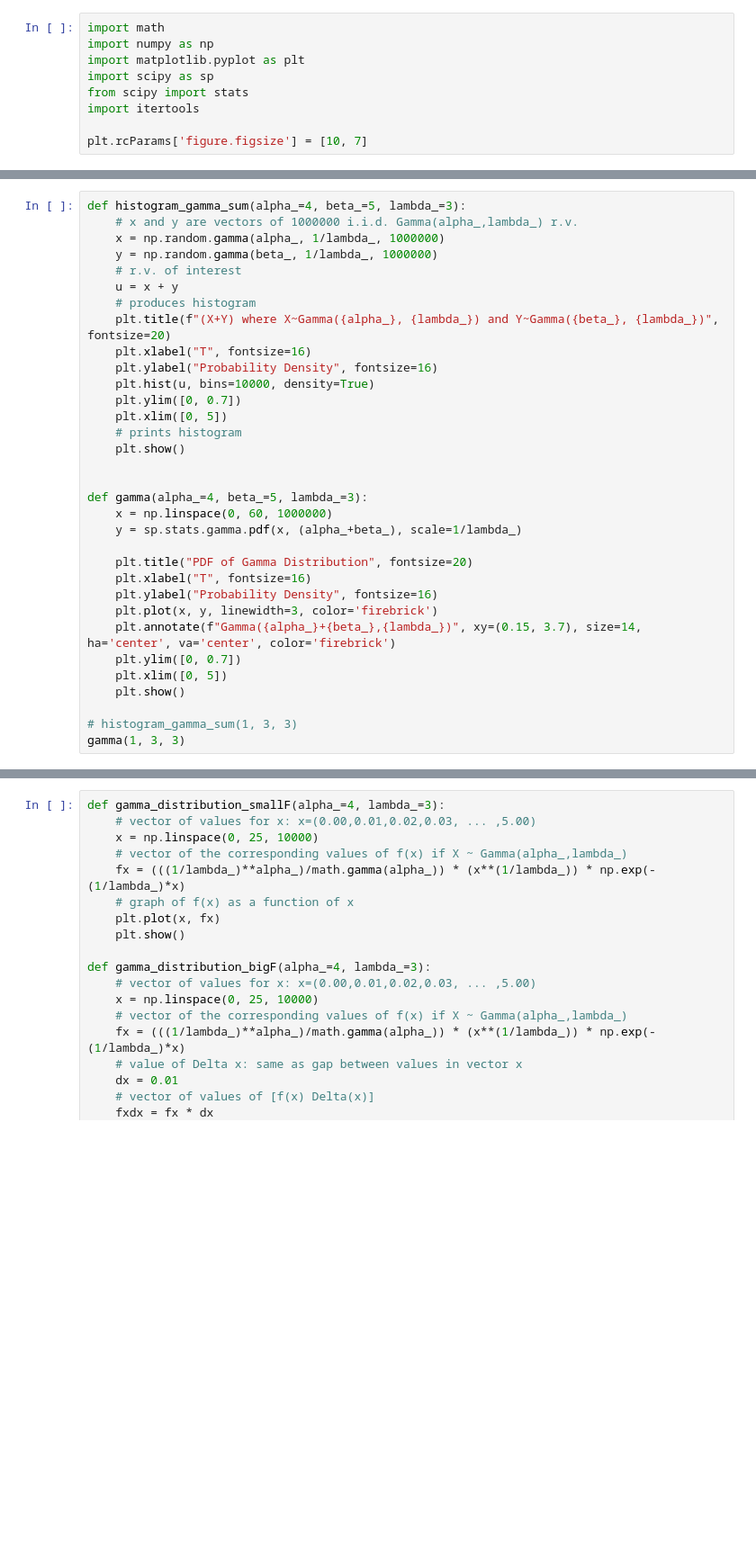
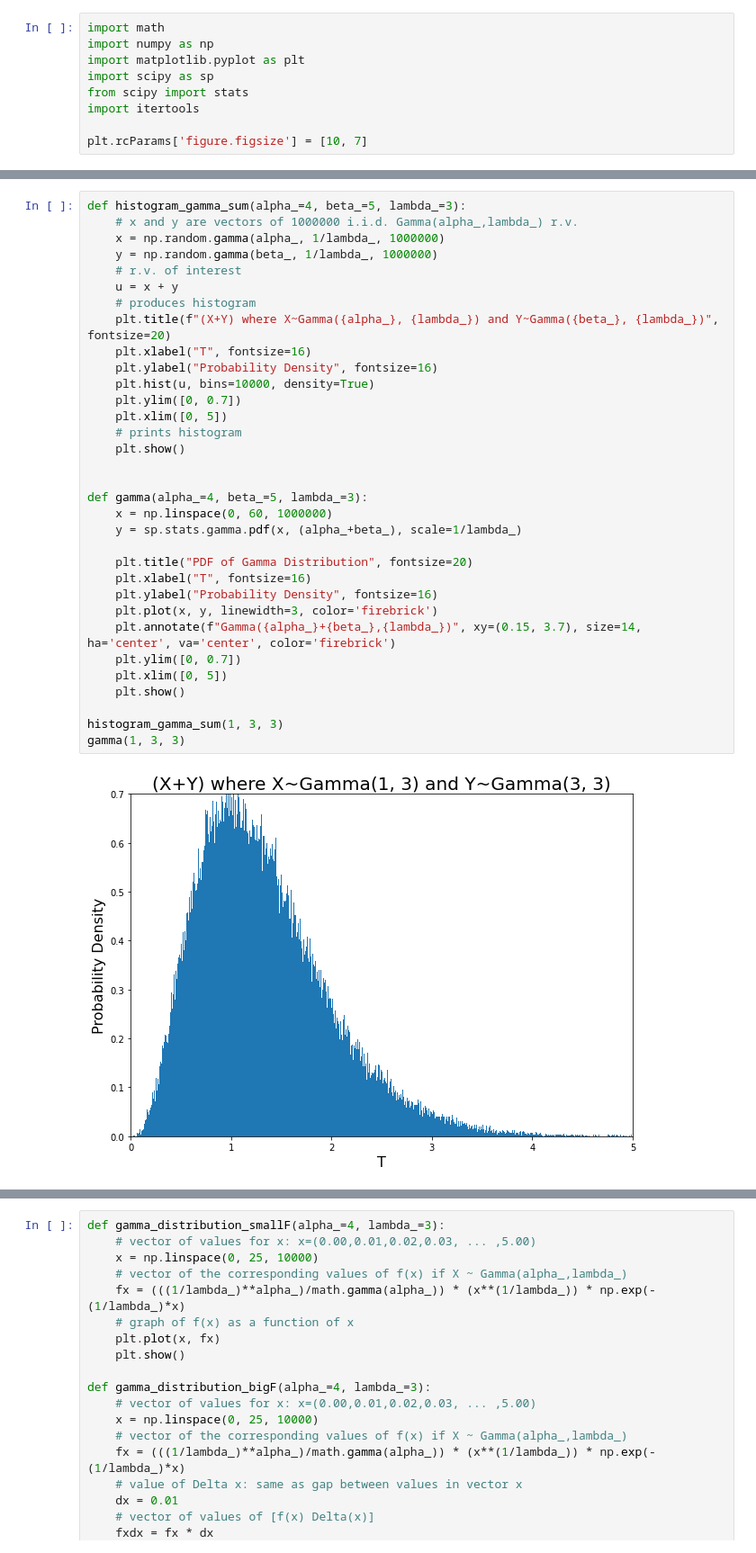
Before and after one commit to etiennecollin/gamma-distribution, a Jupyter notebook: src/vincent_carrier.ipynb, the cells around one changed output, grey strips where cells are left out. Shown at 90% size. Cells and saved outputs as stored; diff of their text form; blank space fills up the shorter version.

```diff
--- a/src/vincent_carrier.ipynb
+++ b/src/vincent_carrier.ipynb
@@ -47,31 +50,33 @@ def histogram_gamma_sum(alpha_=4, beta_=5, lambda_=3):
 	# x and y are vectors of 1000000 i.i.d. Gamma(alpha_,lambda_) r.v.
 	x = np.random.gamma(alpha_, 1/lambda_, 1000000)
 	y = np.random.gamma(beta_, 1/lambda_, 1000000)
 	# r.v. of interest
 	u = x + y
 	# produces histogram
 	plt.title(f"(X+Y) where X~Gamma({alpha_}, {lambda_}) and Y~Gamma({beta_}, {lambda_})", fontsize=20)
 	plt.xlabel("T", fontsize=16)
 	plt.ylabel("Probability Density", fontsize=16)
 	plt.hist(u, bins=10000, density=True)
 	plt.ylim([0, 0.7])
 	plt.xlim([0, 5])
 	# prints histogram
 	plt.show()
 
 
 def gamma(alpha_=4, beta_=5, lambda_=3):
 	x = np.linspace(0, 60, 1000000)
 	y = sp.stats.gamma.pdf(x, (alpha_+beta_), scale=1/lambda_)
 
 	plt.title("PDF of Gamma Distribution", fontsize=20)
 	plt.xlabel("T", fontsize=16)
 	plt.ylabel("Probability Density", fontsize=16)
 	plt.plot(x, y, linewidth=3, color='firebrick')
 	plt.annotate(f"Gamma({alpha_}+{beta_},{lambda_})", xy=(0.15, 3.7), size=14, ha='center', va='center', color='firebrick')
 	plt.ylim([0, 0.7])
 	plt.xlim([0, 5])
 	plt.show()
 
-# histogram_gamma_sum(1, 3, 3)
+histogram_gamma_sum(1, 3, 3)
 gamma(1, 3, 3)
+# %% [output]
+[figure, added]
```
Also changed, not shown: parts of 2 cells of this notebook, 1 other file.
